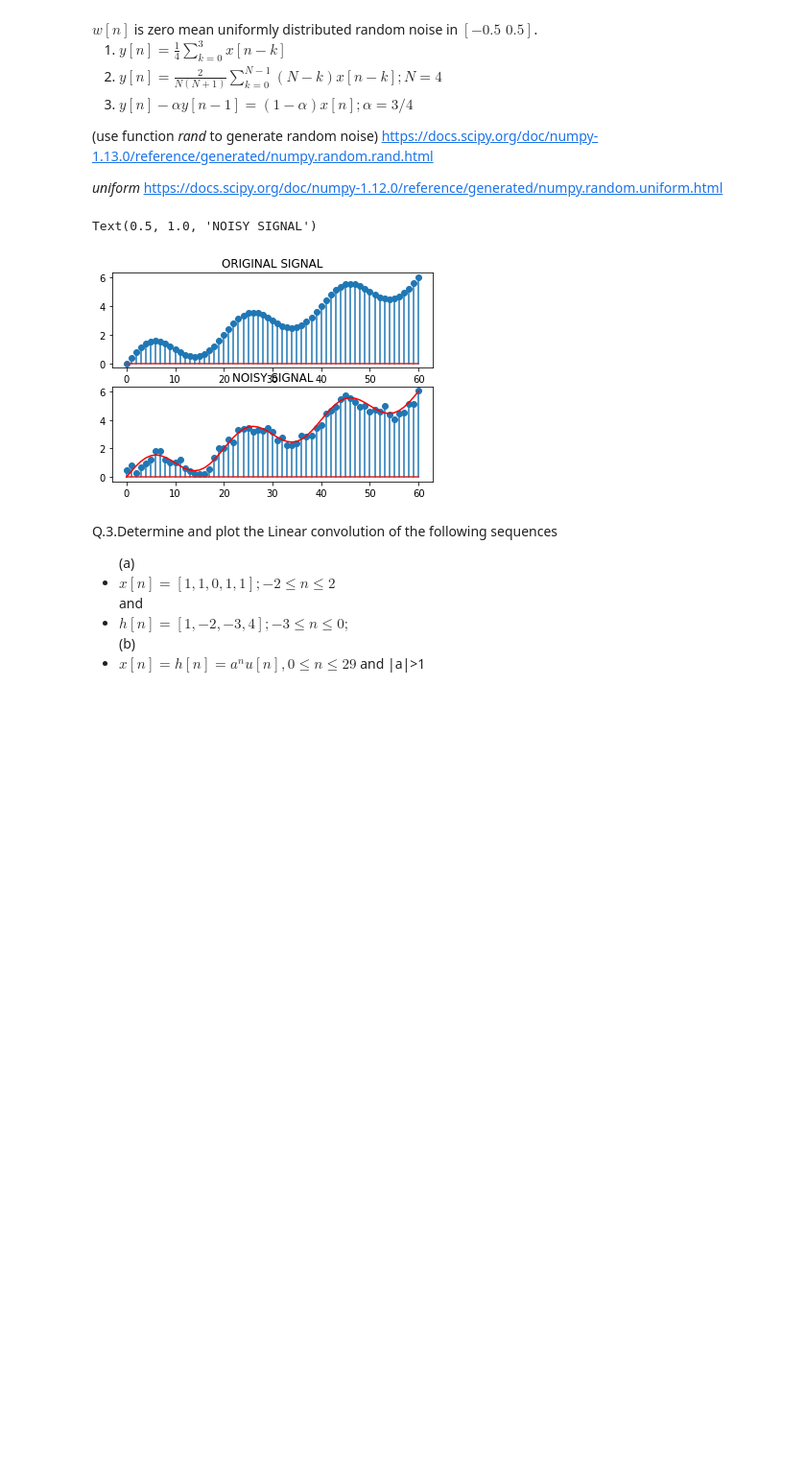
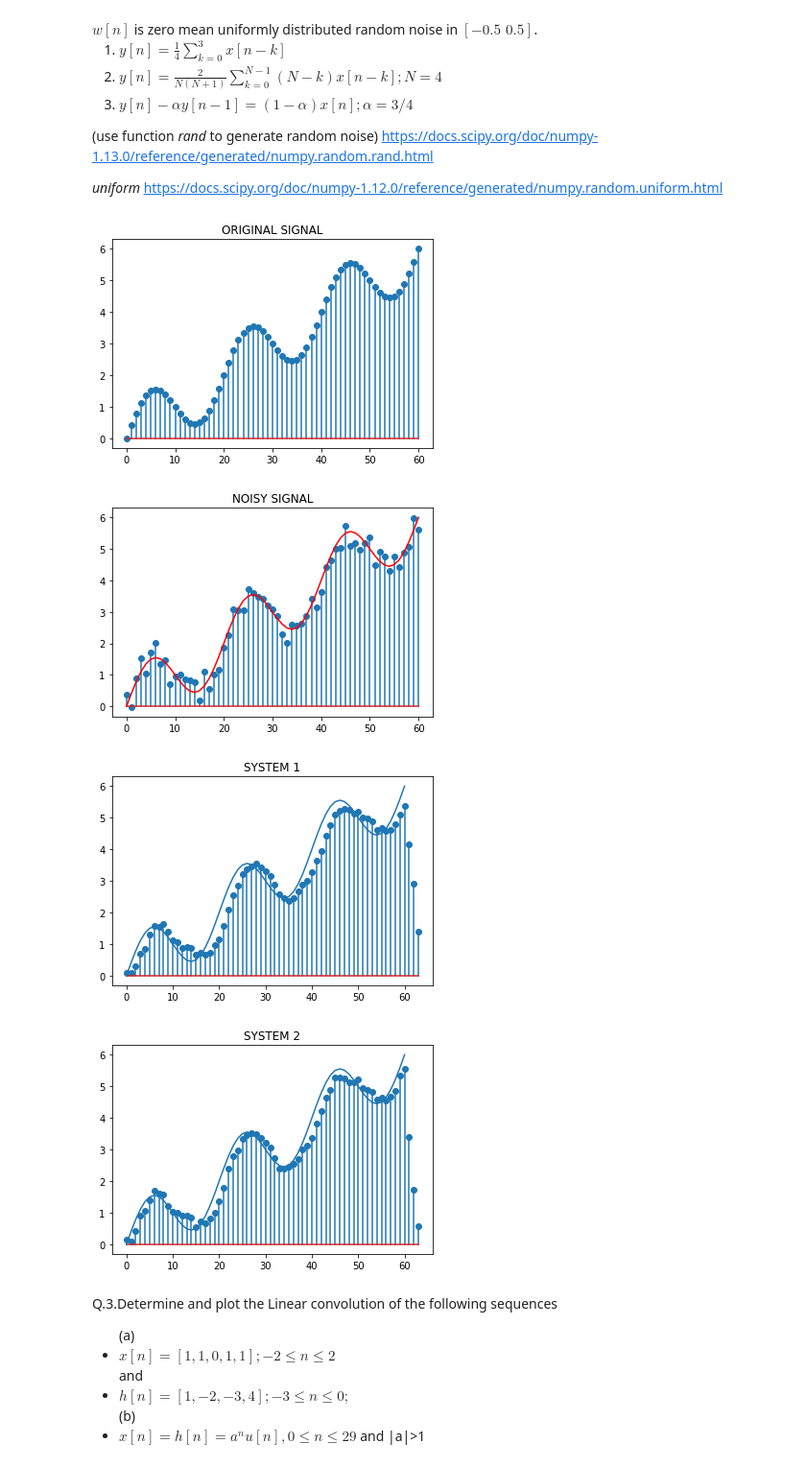
Before and after one commit to keyttu/DSP-Lab-Assignments, a Jupyter notebook: Assignment_2.ipynb, the cells around one changed output. Shown at 96% size. Saved outputs shown, nothing was run; the diff lists cells and outputs as text; code cells hidden in the pictures; blank space fills up the shorter version.

```diff
--- a/Assignment_2.ipynb
+++ b/Assignment_2.ipynb
@@ -44,33 +69,67 @@ Q.2.Plot the response of the following filters if the input is
 # %%
 #Write Code
 import numpy as np
 import matplotlib.pyplot as plt
 import scipy.signal as sig
 
 def signal7(a):
   return 0.1*a + np.sin(0.1*a*np.pi)
 
 n = np.arange(0,61)
 X = np.zeros(len(n))
 X_noise = np.zeros(len(n))
 for i in n:
   X[i] = signal7(n[i])
 
 w = np.random.uniform(-0.5,0.5,61)
 
 X_noise = X+ w
-plt.subplot(2,1,1)
+
 plt.stem(n, X)
 plt.title('ORIGINAL SIGNAL')
-plt.subplot(2,1,2)
+plt.show()
 plt.stem(n, X_noise)
 plt.plot(n,X, 'r')
 plt.title('NOISY SIGNAL')
+plt.show()
+# Finding the Y1
 
-# Finding the Y1
+def signal1(a, x):
+  s = 0
+  for i in range(4):
+    if(a-i >=0 and a-i<61):
+      s+= x[a-i]
+  return s
+
+def signal2(a, x):
+  s = 0
+  for i in range(4):
+    if(a-i >=0 and a-i<61):
+      s+= x[a-i]*(4-i)
+  return s
+
+y = np.zeros(64)
+for i in range(64):
+  y[i] = signal1(i, X_noise)
+y = 0.25*y
+
+plt.stem(range(64), y)
+plt.plot(n, X)
+plt.title('SYSTEM 1')
+plt.show()
+y1 = np.zeros(64)
+for i in range(64):
+  y1[i] = signal2(i, X_noise)
+y1 = 0.1*y1
+plt.stem(range(64), y1)
+plt.plot(n, X)
+plt.title('SYSTEM 2')
+plt.show()
 # %% [output]
-Text(0.5, 1.0, 'NOISY SIGNAL')
-[figure, old version]
+[figure, new version]
+[figure, added]
+[figure, added]
+[figure, added]
 # %% [markdown]
 Q.3.Determine and plot the Linear convolution of the following sequences
 <ul>
```
Also changed, not shown: parts of 14 cells of this notebook.
